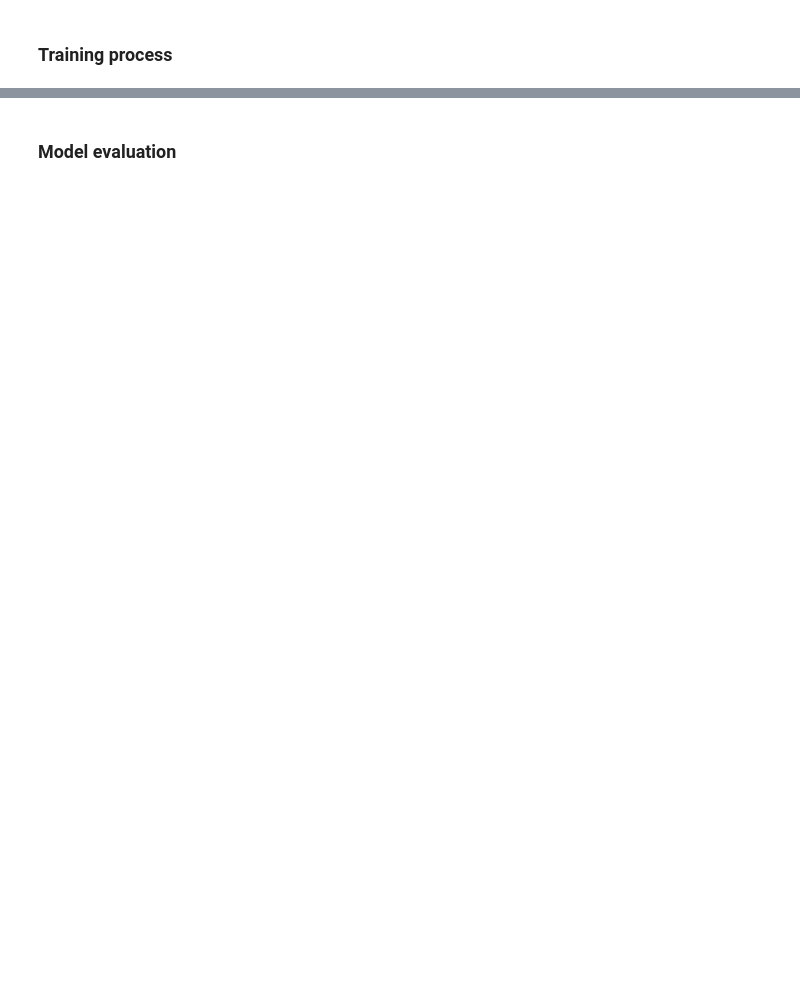
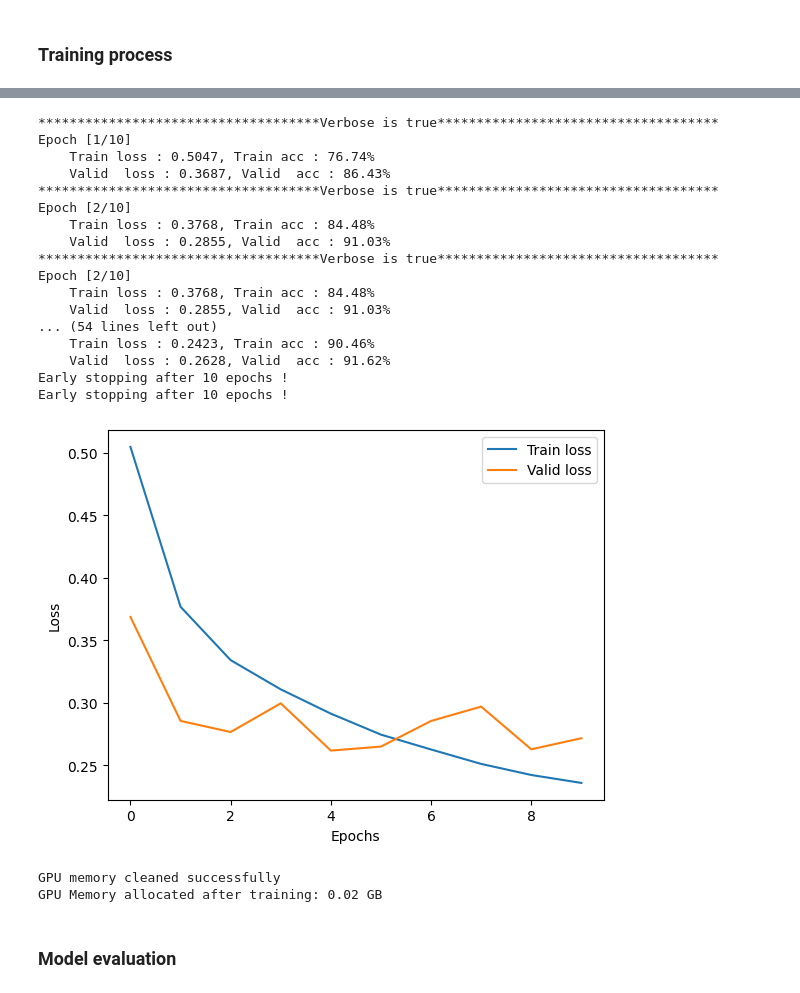
Before and after one commit to vanshdhar999/TransApp, a Jupyter notebook: experiments/TransAppExample.ipynb, the cells around one changed output, grey strips where cells are left out. Saved outputs shown, nothing was run; the diff lists cells and outputs as text; code cells hidden in the pictures; blank space fills up the shorter version.

Commit message:
comstock changes

```diff
--- a/experiments/TransAppExample.ipynb
+++ b/experiments/TransAppExample.ipynb
@@ -133,9 +182,17 @@ OutOfMemoryError: CUDA out of memory. Tried to allocate 256.00 MiB. GPU
 # %% [markdown]
 ## Finetuning the pretrained model for Appliance Detection (i.e., a chosen classification case)
+# %%
+m       = 1    # Number of channel of the input time series (i.e. consumption time series, hours encoded in sin/cos based , days encoded in sin/cos based)
+win     = 128 # Choseen length of slicing window size
+d_model = 8
 # %%
-TransAppInstance.mode = "classif" # Change the mode of the TransApp architecture, i.e. use a classification head
+# Clean GPU memory before finetuning setup
+clean_gpu_memory()
+TransAppInstance = get_model_inst(m=m, win=win, dim_model=d_model, mode="classif",
+                                  path_select_core=str(root) + '/tmp/TransAppPT-Comstock.pt')
+# TransAppInstance.mode = "classif" # Change the mode of the TransApp architecture, i.e. use a classification head
 # OR
 #TransAppInstance = get_model_inst(m=m, win=win, dim_model=d_model, mode="classif", path_select_core= str(root) + '/tmp/TransAppPT.pt') # Load previous pretrained instance
 
-summary(TransAppInstance, input_size=(1, m, win), mode="train", device='cpu') # show TransApp architecture with classification head
+summary(TransAppInstance, input_size=(1, m, win), mode="train", device='cuda') # show TransApp architecture with classification head
 # %% [output]
@@ -169,6 +227,7 @@ Estimated Total Size (MB): 30.59
 - desktopcomputer_case
 - laptopcomputer_case
 # %%
-case = 'cooker_case' # exemple of detecting cooker in consumption series
+case = 'cooling_case' # exemple of detecting cooker in consumption series
 
-datas_tuple = CER_get_data_case('cooker_case', seed=0, exo_variable=['hours_cos', 'hours_sin', 'days_cos', 'days_sin'], win=win)
+# datas_tuple = CER_get_data_case('cooker_case', seed=0, exo_variable=['hours_cos', 'hours_sin', 'days_cos', 'days_sin'], win=win)
+datas_tuple = COMSTOCK_get_data_case('cooling_case', seed = 0 )
@@ -175,16 +246,20 @@ datas_tuple = CER_get_data_case('cooker_case', seed=0, exo_variable=['hours_cos'
 # %% [markdown]
 ### AD Framework instance and training
 # %%
+# Clean GPU memory before AD Framework setup
+clean_gpu_memory()
+
 dict_params = {'lr': 1e-4, 'wd': 1e-3, 'batch_size': 16, 'epochs': 10, 'p_es': 5, 'p_rlr': 3, 'n_warmup_epochs': 1}
-save_path = str(root) + '/tmp/TransAppPTFinetuned'
+save_path = str(root) + '/tmp/TransAppPTFinetuned_Cooling_Case'
 
-# Scliced data for training
+# Sliced data for training
 X_train = datas_tuple[0]
 y_train = datas_tuple[1]
 X_valid = datas_tuple[2]
 y_valid = datas_tuple[3]
 X_test  = datas_tuple[4]
 y_test  = datas_tuple[5]
+
 
 # Entire curves data for evaluate the model
 X_train_voter = datas_tuple[6]
@@ -241,3 +297,30 @@ Early stopping after 10 epochs !
+# %%
+model_trainer.train(dict_params['epochs'])
+
+# Clean GPU memory after training
+clean_gpu_memory()
+print(f"GPU Memory allocated after training: {torch.cuda.memory_allocated()/1024**3:.2f} GB")
+# %% [output]
+************************************Verbose is true************************************
+Epoch [1/10]
+    Train loss : 0.5047, Train acc : 76.74%
+    Valid  loss : 0.3687, Valid  acc : 86.43%
+************************************Verbose is true************************************
+Epoch [2/10]
+    Train loss : 0.3768, Train acc : 84.48%
+    Valid  loss : 0.2855, Valid  acc : 91.03%
+************************************Verbose is true************************************
+Epoch [2/10]
+    Train loss : 0.3768, Train acc : 84.48%
+    Valid  loss : 0.2855, Valid  acc : 91.03%
+... (54 lines left out)
+    Train loss : 0.2423, Train acc : 90.46%
+    Valid  loss : 0.2628, Valid  acc : 91.62%
+Early stopping after 10 epochs !
+Early stopping after 10 epochs !
+[figure, added]
+GPU memory cleaned successfully
+GPU Memory allocated after training: 0.02 GB
 # %% [markdown]
 ### Model evaluation
 # %%
```
Also changed, not shown: parts of 12 cells of this notebook, 4 other files.
